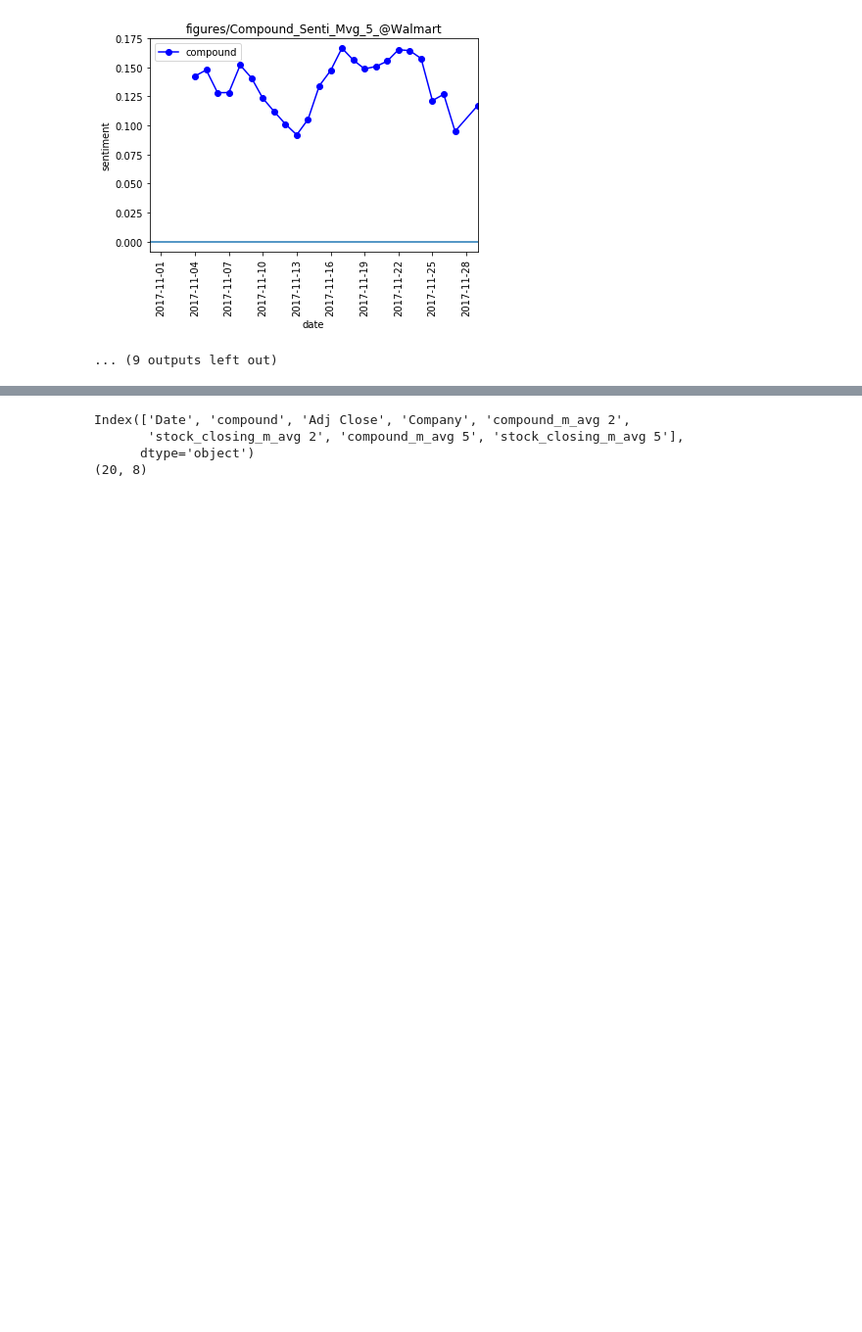
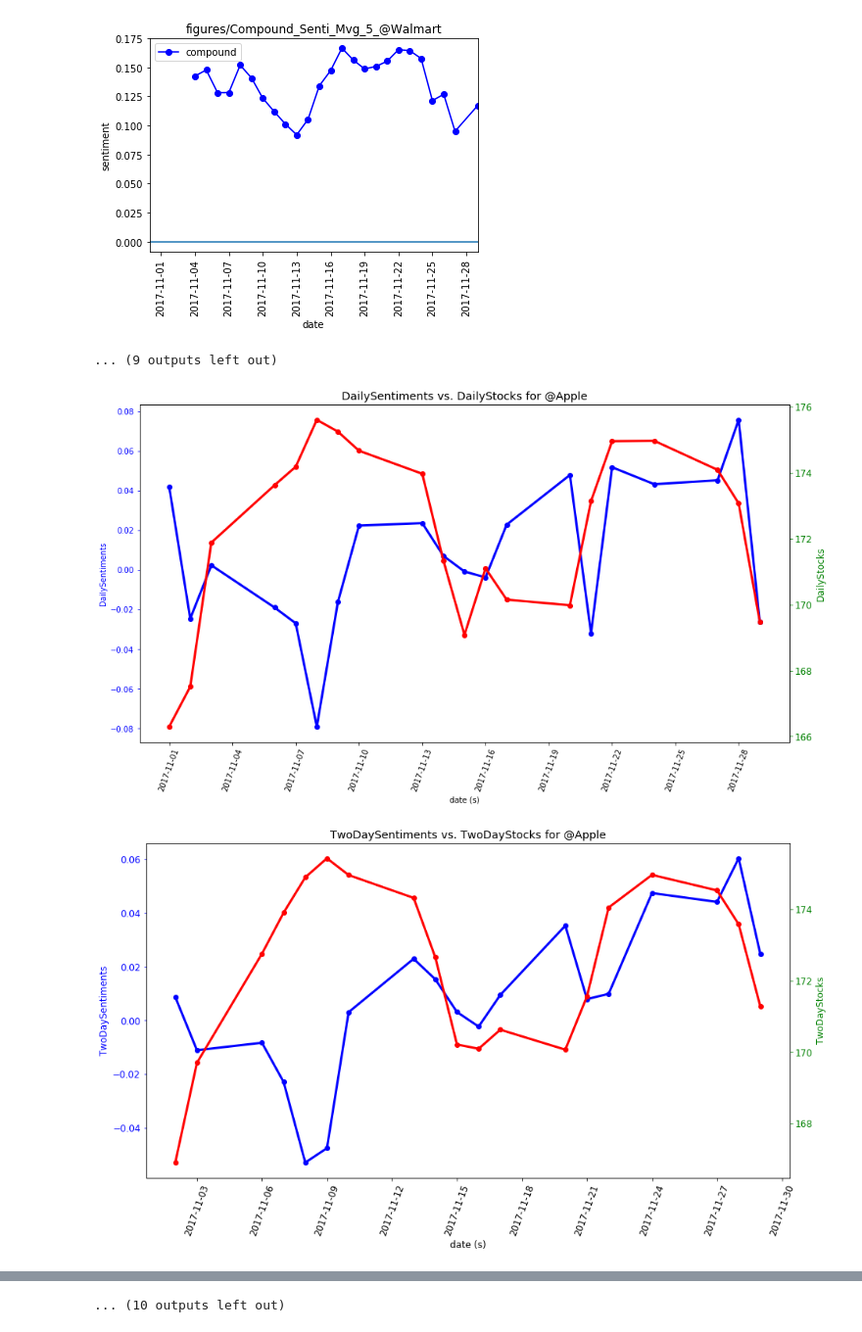
Before and after one commit to abhinav2313/TweetStreet, a Jupyter notebook: Historic_Stock_Tweet_Plots.ipynb, the cells around one changed output, grey strips where cells are left out. Shown at 98% size. Cells and saved outputs as stored; diff of their text form; code cells hidden in the pictures; blank space fills up the shorter version.

Commit message:
historic data and plots

```diff
--- a/Historic_Stock_Tweet_Plots.ipynb
+++ b/Historic_Stock_Tweet_Plots.ipynb
@@ -154,6 +152,33 @@ tweet_Stock_map = {"@Apple":"AAPL","@Visa":"V","@amazon":"AMZN","@Walmart":"WMT"
 stock_tweets_final = pd.DataFrame()
 
 stock_tweets_m_avg = pd.DataFrame()
+
+def plot_stock_tweets(handle,df,y1,y2,y1_label,y2_label):
+    fig, ax1 = plt.subplots(figsize=(15,8))
+
+    plt.xticks(rotation=70)
+
+    matplotlib.rcParams.update({'font.size': 12})
+
+    t = df["Date"]
+    s1 = df[y1]
+    ax1.plot(t, s1, 'bo-',linewidth=3.0)
+    ax1.set_xlabel('date (s)')
+    # Make the y-axis label, ticks and tick labels match the line color.
+    ax1.set_ylabel(y1_label, color='b')
+    ax1.tick_params('y', colors='b')
+
+    ax2 = ax1.twinx()
+    s2 = df[y2]
+    ax2.plot(t, s2, 'ro-',linewidth=3.0)
+    ax2.set_ylabel(y2_label, color='g')
+    ax2.tick_params('y', colors='g')
+
+    plt.title(f"{y1_label} vs. {y2_label} for {handle}")
+
+    plt.savefig(f"figures/{y1_label}_vs_{y2_label}_{handle}.png")
+
+    plt.show()
 
 for handle,sentiment_df in dataframes.items():
     sentiment_df = sentiment_df.rename(columns={"date":"Date"})
@@ -161,58 +186,35 @@ for handle,sentiment_df in dataframes.items():
     stock_df = stock_df[["Date","Adj Close"]]
 
     stock_df["Date"] = [datetime.strptime(x,"%Y-%m-%d").date() for x in stock_df["Date"]]
 
     stock_df["Company"] = [handle for x in stock_df["Date"]]
     stock_tweets_df = sentiment_df.merge(stock_df, on="Date")
     stock_tweets_final = stock_tweets_final.append(stock_tweets_df)
 
 
     stock_tweets_df = stock_tweets_df.sort_values(['Date'], ascending=True)
 
     stock_tweets_df_rolling_2 =  stock_tweets_df.rolling(2).mean()
 
     stock_tweets_df_rolling_2 = stock_tweets_df_rolling_2.rename(columns = {"compound": "compound_m_avg 2",
                                                                             "Adj Close":"stock_closing_m_avg 2"})
 
     stock_tweets_df_rolling_5 =  stock_tweets_df.rolling(5).mean()
 
     stock_tweets_df_rolling_5 = stock_tweets_df_rolling_5.rename(columns = {"compound": "compound_m_avg 5",
                                                                             "Adj Close":"stock_closing_m_avg 5"})
 
     stock_tweets_df_w_2 = stock_tweets_df.merge(stock_tweets_df_rolling_2,on=["Date","Company"])
     stock_tweets_df_w_5 = stock_tweets_df_w_2.merge(stock_tweets_df_rolling_5,on=["Date","Company"])
-    print(stock_tweets_df_w_5.columns)
-    print(stock_tweets_df_w_5.shape)
 
     stock_tweets_m_avg = stock_tweets_m_avg.append(stock_tweets_df_w_5)
 
-    fig, ax1 = plt.subplots(figsize=(15,8))
-
-    plt.xticks(rotation=70)
-
-    matplotlib.rcParams.update({'font.size': 12})
-
-    t = stock_tweets_df["Date"]
-    s1 = stock_tweets_df["Adj Close"]
-    ax1.plot(t, s1, 'bo-',linewidth=3.0)
-    ax1.set_xlabel('date (s)')
-    # Make the y-axis label, ticks and tick labels match the line color.
-    ax1.set_ylabel('Stock Closing Price', color='b')
-    ax1.tick_params('y', colors='b')
-
-    ax2 = ax1.twinx()
-    s2 = stock_tweets_df["compound"]
-    ax2.plot(t, s2, 'ro-',linewidth=3.0)
-    ax2.set_ylabel('Tweet sentiments', color='g')
-    ax2.tick_params('y', colors='g')
-
-    plt.title(f"Stock Closing Price vs. Sentiments for {handle}")
-
-#     plt.savefig(f"figures/daily_stock_tweet_{handle}.png")
-
-#     plt.show()
-
+    plot_stock_tweets(handle,stock_tweets_df_w_5,"compound","Adj Close","DailySentiments","DailyStocks")
+    plot_stock_tweets(handle,stock_tweets_df_w_5,"compound_m_avg 2","stock_closing_m_avg 2","TwoDaySentiments","TwoDayStocks")
+    plot_stock_tweets(handle,stock_tweets_df_w_5,"compound_m_avg 5","stock_closing_m_avg 5","WeeklySentiments","WeeklyStocks")
 
 stock_tweets_final.to_csv("Summary_Historic_data.csv")
 stock_tweets_m_avg.to_csv("Summary_Historic_moving_Averages.csv")
 # %% [output]
+[figure, added]
+[figure, added]
@@ -219,4 +231 @@ stock_tweets_m_avg.to_csv("Summary_Historic_moving_Averages.csv")
-Index(['Date', 'compound', 'Adj Close', 'Company', 'compound_m_avg 2',
-       'stock_closing_m_avg 2', 'compound_m_avg 5', 'stock_closing_m_avg 5'],
-      dtype='object')
-(20, 8)
+... (10 outputs left out)
```
Also changed, not shown: parts of 2 cells of this notebook, 21 other files.
